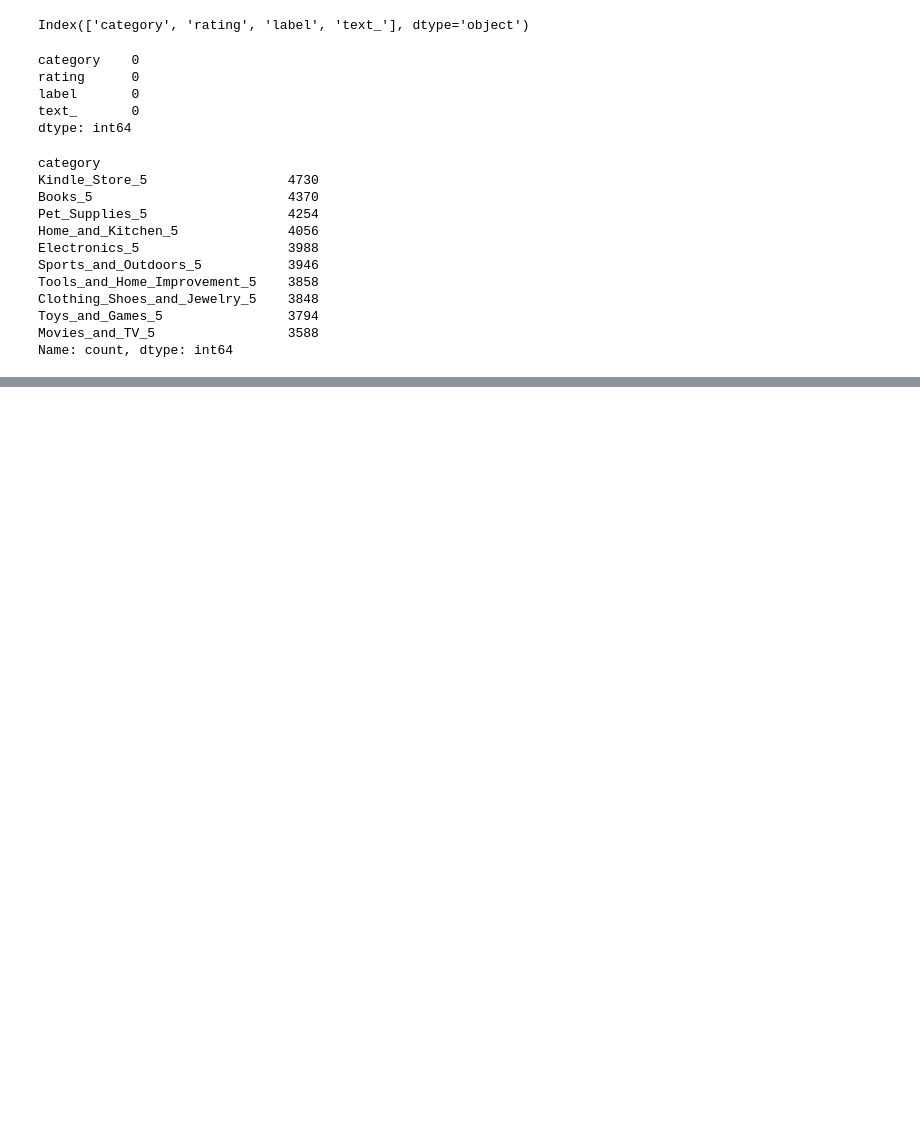
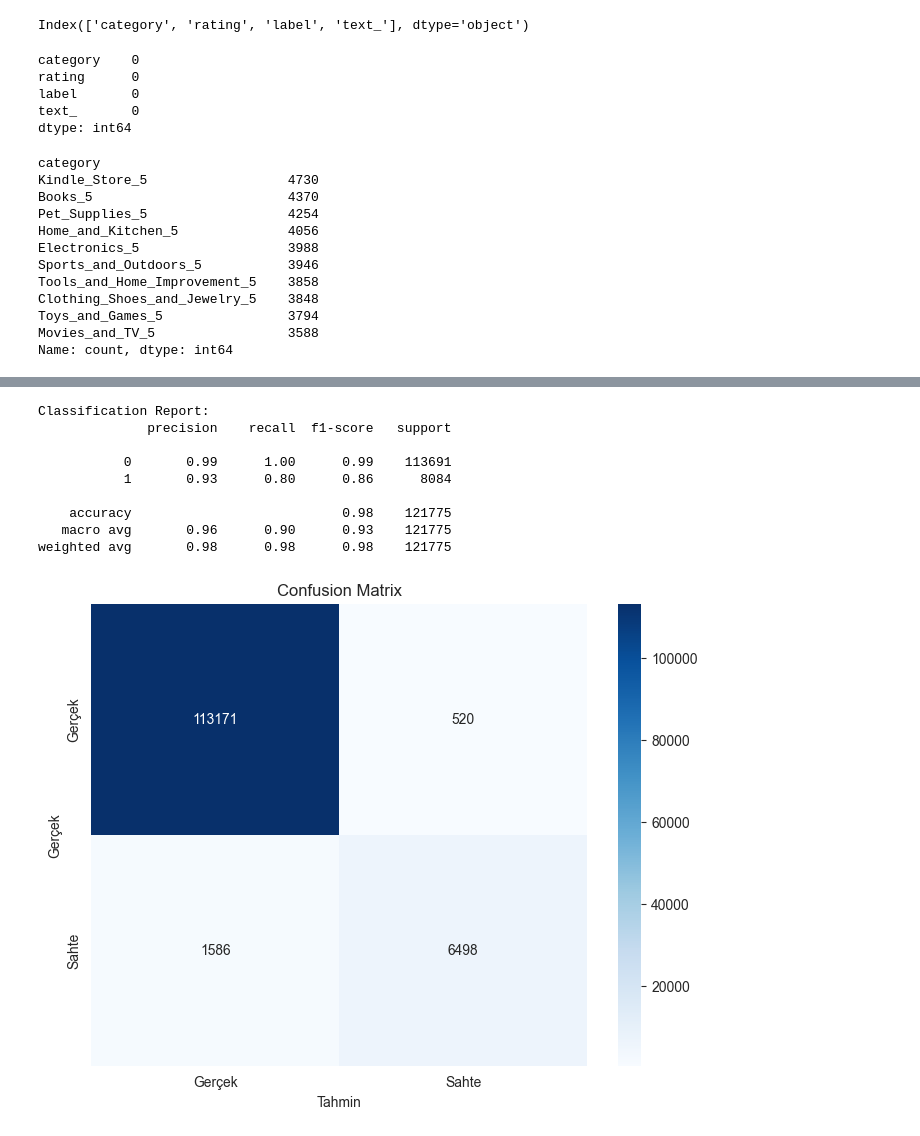
Before and after one commit to AlpikTech/ISTDS-Proje-5, a Jupyter notebook: Notebook.ipynb, the cells around one changed output, grey strips where cells are left out. Cells and saved outputs as stored; diff of their text form; code cells hidden in the pictures; blank space fills up the shorter version.

```diff
--- a/Notebook.ipynb
+++ b/Notebook.ipynb
@@ -85,0 +317,54 @@ Name: count, dtype: int64
+# %%
+from sklearn.model_selection import train_test_split
+from sklearn.ensemble import RandomForestClassifier
+from sklearn.linear_model import LogisticRegression
+from sklearn.metrics import classification_report, confusion_matrix
+from sklearn.preprocessing import StandardScaler
+import scipy.sparse as sp
+
+# Özellik matrisini hazırla
+numerical_features = ['text_length', 'word_count', 'avg_word_length',
+                     'exclamation_count', 'question_count', 'capital_count',
+                     'flesch_score', 'flesch_kincaid']
+
+# Sayısal özellikleri normalize et
+scaler = StandardScaler()
+numerical_data = scaler.fit_transform(combined_df[numerical_features])
+
+# TF-IDF ve sayısal özellikleri birleştir
+X = sp.hstack([tfidf_matrix, numerical_data])
+y = combined_df['is_fake']
+
+# Eğitim ve test setlerini ayır
+X_train, X_test, y_train, y_test = train_test_split(X, y, test_size=0.2, random_state=42, stratify=y)
+
+# Model eğitimi
+model = LogisticRegression(random_state=42, max_iter=1000)
+model.fit(X_train, y_train)
+
+# Tahmin ve değerlendirme
+y_pred = model.predict(X_test)
+print("Classification Report:")
+print(classification_report(y_test, y_pred))
+
+# Confusion Matrix
+cm = confusion_matrix(y_test, y_pred)
+plt.figure(figsize=(8, 6))
+sns.heatmap(cm, annot=True, fmt='d', cmap='Blues',
+            xticklabels=['Gerçek', 'Sahte'],
+            yticklabels=['Gerçek', 'Sahte'])
+plt.title('Confusion Matrix')
+plt.ylabel('Gerçek')
+plt.xlabel('Tahmin')
+plt.show()
+# %% [output]
+Classification Report:
+              precision    recall  f1-score   support
+
+           0       0.99      1.00      0.99    113691
+           1       0.93      0.80      0.86      8084
+
+    accuracy                           0.98    121775
+   macro avg       0.96      0.90      0.93    121775
+weighted avg       0.98      0.98      0.98    121775
+[figure, added]
```
Also changed, not shown: parts of 16 cells of this notebook, 6 other files.
